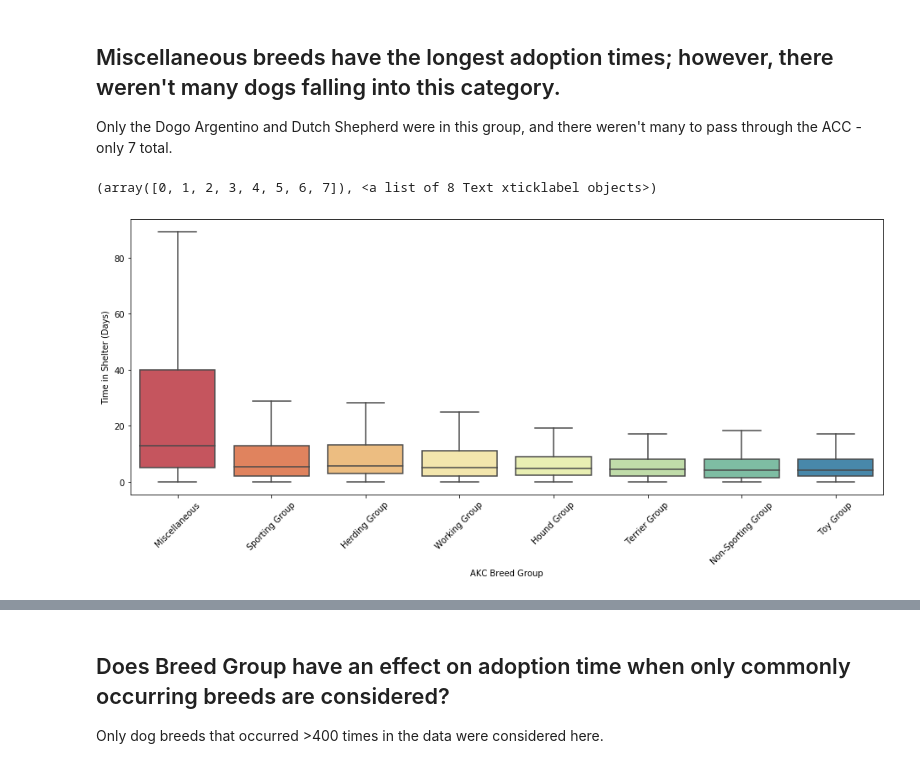
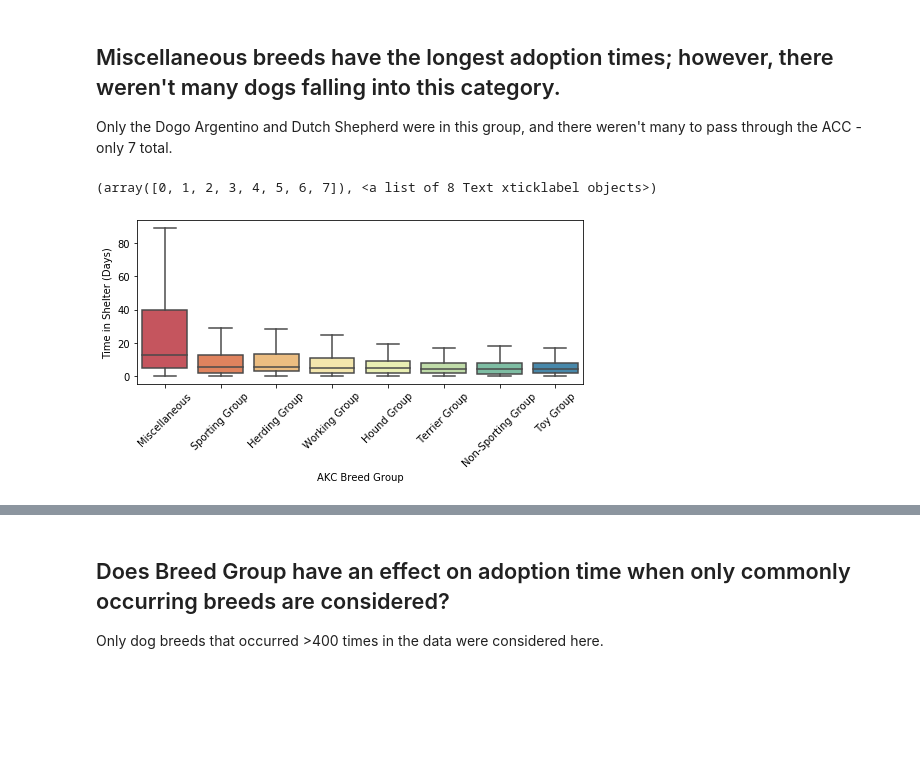
Before and after one commit to krritz/Animal-Shelter-Exploratory-Analysis, a Jupyter notebook: Animal Shelter Analysis.ipynb, the cells around one changed output, grey strips where cells are left out. Cells and saved outputs as stored; diff of their text form; code cells hidden in the pictures; blank space fills up the shorter version.

```diff
--- a/Animal Shelter Analysis.ipynb
+++ b/Animal Shelter Analysis.ipynb
@@ -81,0 +709,8 @@ Although dogs are more common in this dataset, they take less time on average to
+# %%
+flatui = ["#9b59b6", "#3498db", "#95a5a6", "#e74c3c", "#34495e", "#2ecc71"]
+sns.set_palette(flatui)
+plt.figure(figsize=(8, 3))
+sns.boxplot(x='multicolor', y='time_in_shelter_days',
+                    data=dog_coats, palette=flatui, showfliers=False)
+plt.xlabel('Coat Composition')
+plt.ylabel('Time in Shelter (Days)')
@@ -195,12 +973,12 @@ sortbreedgroup = sortbreedgroup['time_in_shelter_days'].to_dict()
 ## Miscellaneous breeds have the longest adoption times; however, there weren't many dogs falling into this category.
 Only the Dogo Argentino and Dutch Shepherd were in this group, and there weren't many to pass through the ACC -  only 7 total.
 # %%
-plt.figure(figsize=(16, 6))
+plt.figure(figsize=(8, 3))
 sns.boxplot(x='American Kennel Club[4]', y='time_in_shelter_days',
                     data=breed_groups, palette='Spectral', showfliers=False, order=sortbreedgroup)
 plt.xlabel('AKC Breed Group')
 plt.ylabel('Time in Shelter (Days)')
 plt.xticks(rotation=45)
 # %% [output]
 (array([0, 1, 2, 3, 4, 5, 6, 7]), <a list of 8 Text xticklabel objects>)
-[figure, old version]
+[figure, new version]
```
Also changed, not shown: parts of 162 cells of this notebook.
